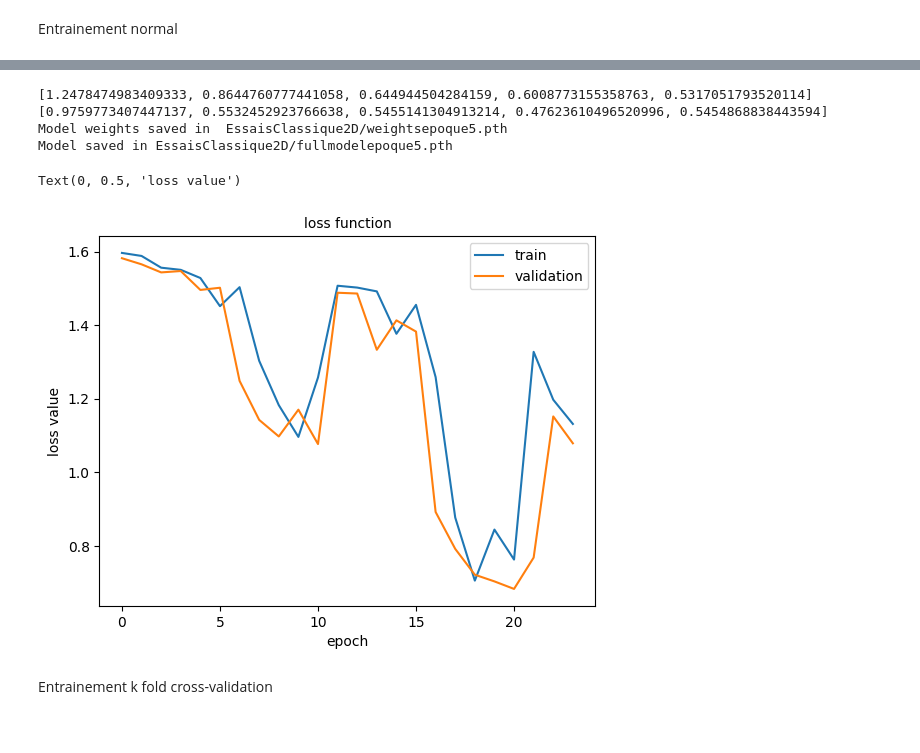
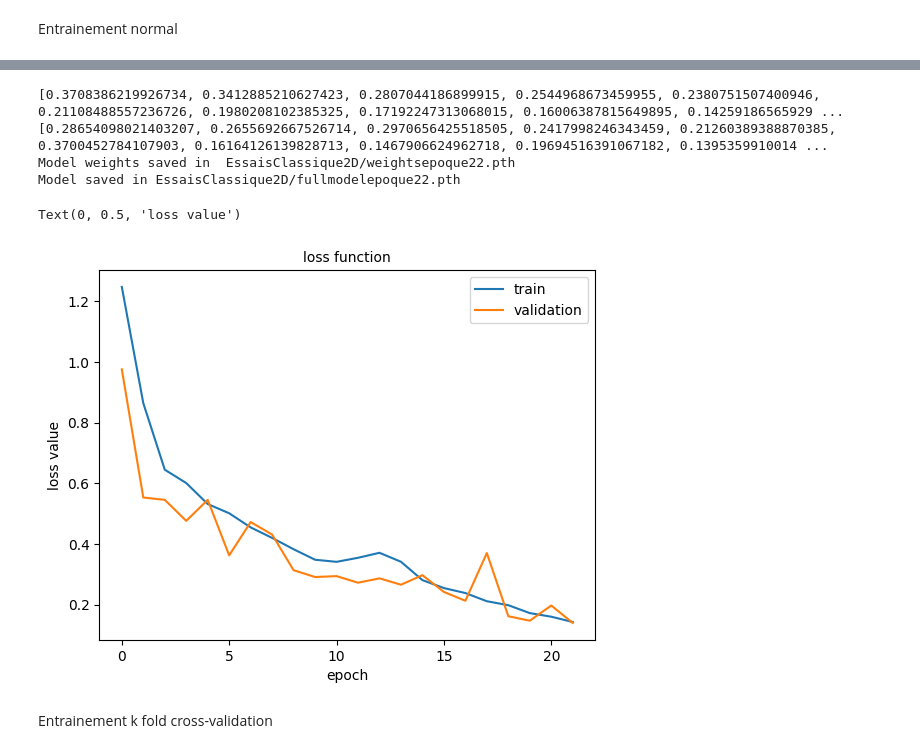
Before and after one commit to Joub2332/Attention-based-Unet-for-Segmentation, a Jupyter notebook: Architecture U-net2D.ipynb, the cells around one changed output, grey strips where cells are left out. Saved outputs shown, nothing was run; the diff lists cells and outputs as text; code cells hidden in the pictures.

Commit message:
entrainement du unet 2D classique jusqu'à epoque 22

```diff
--- a/Architecture U-net2D.ipynb
+++ b/Architecture U-net2D.ipynb
@@ -393,7 +399,7 @@ print(train_losses)
 print(valid_losses)
 #Sauvegarde des poids du modèle :
 # Chemin où tu veux sauvegarder les poids (par exemple, dans un fichier .pth)
-checkpoint_weights_path = 'EssaisClassique2D/weightsepoque5.pth'
+checkpoint_weights_path = 'EssaisClassique2D/weightsepoque22.pth'
 
 # Sauvegarder les poids du modèle
 torch.save(model.state_dict(), checkpoint_weights_path)
@@ -401,7 +407,7 @@ print(f"Model weights saved in  {checkpoint_weights_path}")
 
 #Sauvegarde de tous le modèle :
 # Sauvegarder tout le modèle (pas uniquement les poids)
-checkpoint_model_path = 'EssaisClassique2D/fullmodelepoque5.pth'
+checkpoint_model_path = 'EssaisClassique2D/fullmodelepoque22.pth'
 torch.save(model, checkpoint_model_path)
 print(f"Model saved in {checkpoint_model_path}")
 
@@ -409,23 +415,25 @@ print(f"Model saved in {checkpoint_model_path}")
 #model = torch.load('full_model.pth')
 #model.eval()  # Ne pas oublier de passer en mode évaluation pour les prédictions
 # %% [output]
-[1.2478474983409333, 0.8644760777441058, 0.644944504284159, 0.6008773155358763, 0.5317051793520114]
-[0.9759773407447137, 0.5532452923766638, 0.5455141304913214, 0.47623610496520996, 0.5454868838443594]
-Model weights saved in  EssaisClassique2D/weightsepoque5.pth
-Model saved in EssaisClassique2D/fullmodelepoque5.pth
+[0.3708386219926734, 0.3412885210627423, 0.2807044186899915, 0.2544968673459955, 0.2380751507400946, 0.21108488557236726, 0.1980208102385325, 0.17192247313068015, 0.16006387815649895, 0.14259186565929 ...
+[0.28654098021403207, 0.2655692667526714, 0.2970656425518505, 0.2417998246343459, 0.21260389388870385, 0.3700452784107903, 0.16164126139828713, 0.1467906624962718, 0.19694516391067182, 0.1395359910014 ...
+Model weights saved in  EssaisClassique2D/weightsepoque22.pth
+Model saved in EssaisClassique2D/fullmodelepoque22.pth
-# %%
-train_losses=[1.596256470680237, 1.5880526661872865, 1.5561405450105668, 1.5502757549285888, 1.528090727329254, 1.4515691712498664, 1.5031612545251847, 1.3030566364526748, 1.1826240859925747, 1.0962978430092334, 1.2577538415789604, 1.5070877015590667, 1.5020810782909393, 1.4917330861091613, 1.3765057355165482, 1.4551719903945923, 1.2587015107274055, 0.8771013364195823, 0.7057717546122149, 0.8444543678313494, 0.7629490252584219, 1.3274652168154717, 1.1972859054803848, 1.131530351108975]
-
-valid_losses=[1.5818579439389504, 1.5652872586654405, 1.543317651344558, 1.5470551131135326, 1.495682473910057, 1.5016227253412797, 1.2485873113244266, 1.1425108160129038, 1.0975589641069963, 1.1702860861511555, 1.0768666701801752, 1.4880551948385723, 1.4859116622957134, 1.3330213700310658, 1.4130094010951155, 1.3824500552678511, 0.8922129485566738, 0.7919972954807266, 0.7217584706179924, 0.703639072886968, 0.683191362073866, 0.7683992693989964, 1.151906532756353, 1.0789054702904264]
-
-plt.plot(range(len(train_losses)), train_losses)
-plt.plot(range(len(valid_losses)), valid_losses)
-plt.legend(['train', 'validation'], prop={'size': 10})
-plt.title('loss function', size=10)
-plt.xlabel('epoch', size=10)
-plt.ylabel('loss value', size=10)
-# %% [output]
-Text(0, 0.5, 'loss value')
-[figure, removed]
+# %%
+
+a=[1.2478474983409333, 0.8644760777441058, 0.644944504284159, 0.6008773155358763, 0.5317051793520114,0.5012616208361486, 0.45458815847960377,0.42000485671215504, 0.38259985283769765, 0.3479600523925895, 0.3410081232069874, 0.3543784943710107,0.3708386219926734, 0.3412885210627423, 0.2807044186899915, 0.2544968673459955, 0.2380751507400946, 0.21108488557236726, 0.1980208102385325, 0.17192247313068015, 0.16006387815649895, 0.1425918656592962]
+
+b=[0.9759773407447137, 0.5532452923766638, 0.5455141304913214, 0.47623610496520996, 0.5454868838443594,0.3624002698619487, 0.47222638433262454,0.43108788157923744, 0.31335310991537774, 0.2909346426189956, 0.2939060522338091, 0.2721872127662271,0.28654098021403207, 0.2655692667526714, 0.2970656425518505, 0.2417998246343459, 0.21260389388870385, 0.3700452784107903, 0.16164126139828713, 0.1467906624962718, 0.19694516391067182, 0.1395359910014322]
+
+
+plt.plot(range(len(a)), a)
+plt.plot(range(len(b)), b)
+plt.legend(['train', 'validation'], prop={'size': 10})
+plt.title('loss function', size=10)
+plt.xlabel('epoch', size=10)
+plt.ylabel('loss value', size=10)
+# %% [output]
+Text(0, 0.5, 'loss value')
+[figure, added]
 # %% [markdown]
 Entrainement k fold cross-validation
```
Also changed, not shown: parts of 3 cells of this notebook, 1 other file.
